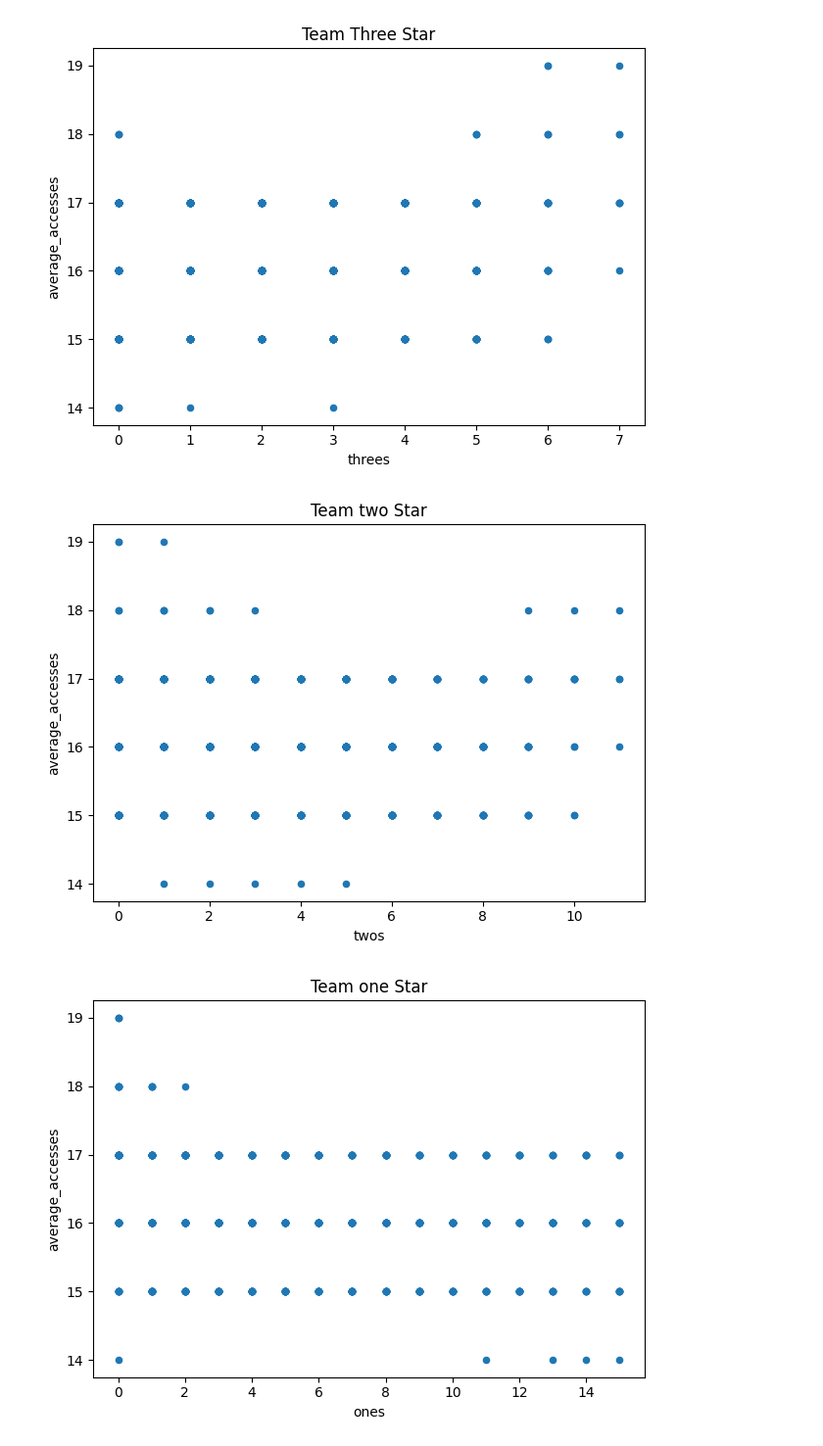
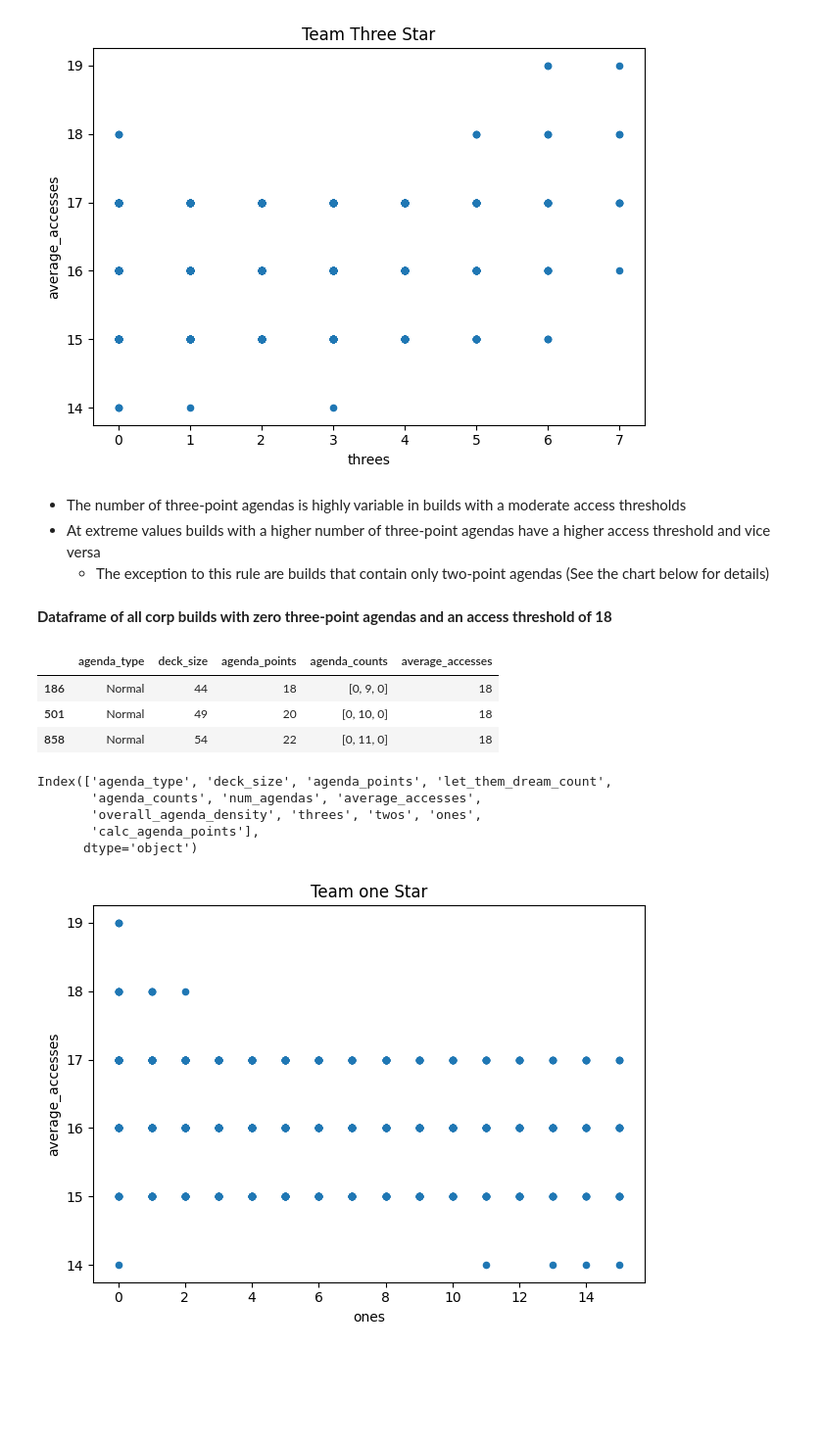
Before and after one commit to Johndsalas/Netrunner-Analysis, a Jupyter notebook: Netrunner_Agenda_Points_Analysis.ipynb, the cells around one changed output. Shown at 98% size. Cells and saved outputs as stored; diff of their text form; code cells hidden in the pictures; blank space fills up the shorter version.

```diff
--- a/Netrunner_Agenda_Points_Analysis.ipynb
+++ b/Netrunner_Agenda_Points_Analysis.ipynb
@@ -334,13 +292,30 @@ plt.tight_layout()
 plt.show()
 # %% [output]
 [figure]
-# %%
-df_normal.plot.scatter(x='twos', y='average_accesses', title='Team two Star')
-
-plt.tight_layout()
-plt.show()
-# %% [output]
-[figure, removed]
+# %% [markdown]
+* The number of three-point agendas is highly variable in builds with a moderate access thresholds
+* At extreme values builds with a higher number of three-point agendas have a higher access threshold and vice versa
+    * The exception to this rule are builds that contain only two-point agendas (See the chart below for details)
+# %% [markdown]
+**Dataframe of all corp builds with zero three-point agendas and an access threshold of 18**
+# %%
+# get dataframe of all corp builds with zero three-point agendas and an access threshold of 18
+df_twos = df_normal[(df_normal.average_accesses == 18) & (df_normal.threes == 0)]
+
+df_twos[['agenda_type', 'deck_size', 'agenda_points', 'agenda_counts', 'average_accesses']]
+# %% [output]
+|  | agenda_type | deck_size | agenda_points | agenda_counts | average_accesses |
+| 186 | Normal | 44 | 18 | [0, 9, 0] | 18 |
+| 501 | Normal | 49 | 20 | [0, 10, 0] | 18 |
+| 858 | Normal | 54 | 22 | [0, 11, 0] | 18 |
+# %%
+df.columns
+# %% [output]
+Index(['agenda_type', 'deck_size', 'agenda_points', 'let_them_dream_count',
+       'agenda_counts', 'num_agendas', 'average_accesses',
+       'overall_agenda_density', 'threes', 'twos', 'ones',
+       'calc_agenda_points'],
+      dtype='object')
 # %%
 df_normal.plot.scatter(x='ones', y='average_accesses', title='Team one Star')
 
```
Also changed, not shown: parts of 23 cells of this notebook.
